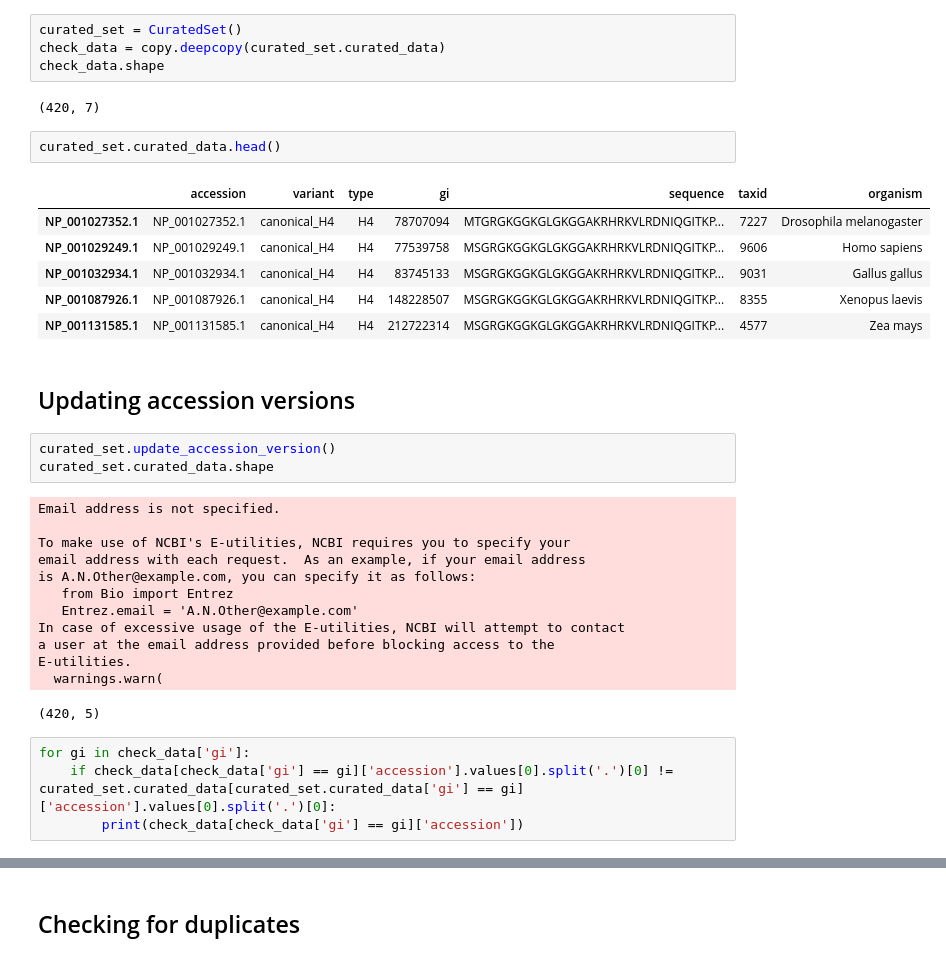
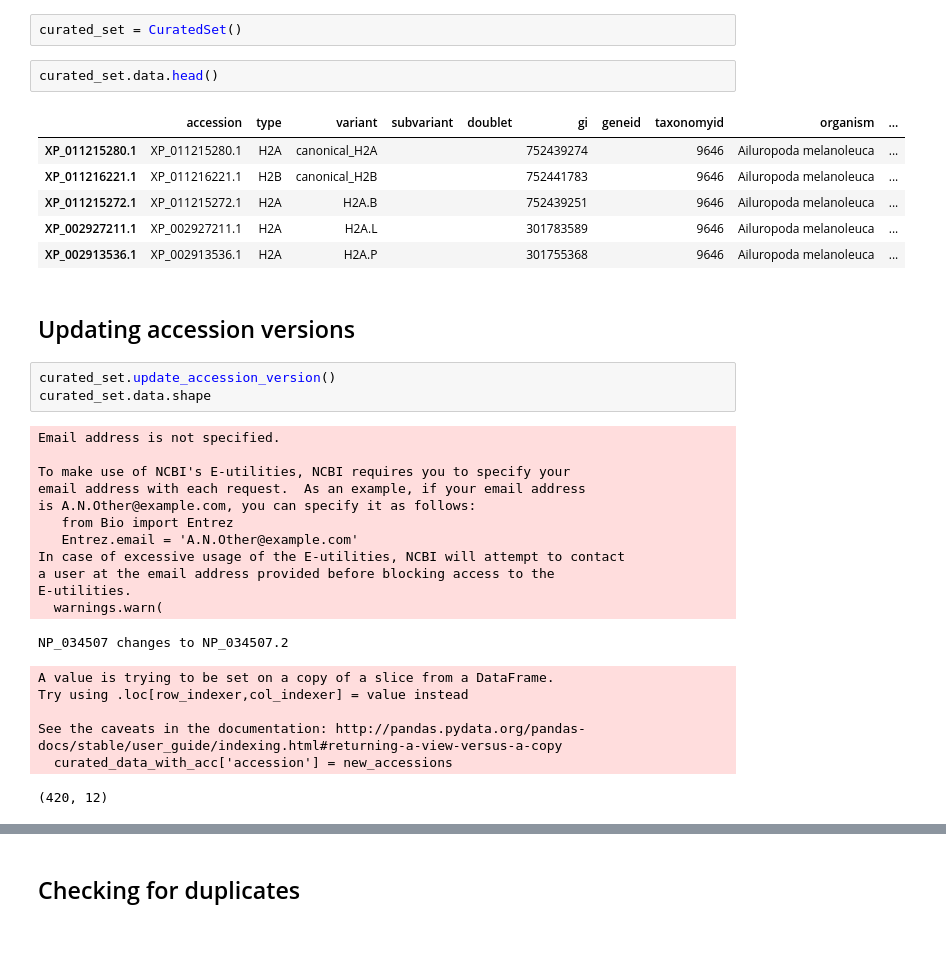
Before and after one commit to v-kulikov1/histonedb_Vladimir, a Jupyter notebook: CURATED_SET/curated_sevice.ipynb, the cells around one changed output, grey strips where cells are left out. Saved outputs shown, nothing was run; the diff lists cells and outputs as text.

```diff
--- a/CURATED_SET/curated_sevice.ipynb
+++ b/CURATED_SET/curated_sevice.ipynb
@@ -8,23 +3,19 @@ Python 3.8.1
-# %%
-curated_set = CuratedSet()
-check_data = copy.deepcopy(curated_set.curated_data)
-check_data.shape
-# %% [output]
-(420, 7)
+# %%
+curated_set = CuratedSet()
 # %%
-curated_set.curated_data.head()
+curated_set.data.head()
 # %% [output]
-|  | accession | variant | type | gi | sequence | taxid | organism |
-| NP_001027352.1 | NP_001027352.1 | canonical_H4 | H4 | 78707094 | MTGRGKGGKGLGKGGAKRHRKVLRDNIQGITKP... | 7227 | Drosophila melanogaster |
-| NP_001029249.1 | NP_001029249.1 | canonical_H4 | H4 | 77539758 | MSGRGKGGKGLGKGGAKRHRKVLRDNIQGITKP... | 9606 | Homo sapiens |
-| NP_001032934.1 | NP_001032934.1 | canonical_H4 | H4 | 83745133 | MSGRGKGGKGLGKGGAKRHRKVLRDNIQGITKP... | 9031 | Gallus gallus |
-| NP_001087926.1 | NP_001087926.1 | canonical_H4 | H4 | 148228507 | MSGRGKGGKGLGKGGAKRHRKVLRDNIQGITKP... | 8355 | Xenopus laevis |
-| NP_001131585.1 | NP_001131585.1 | canonical_H4 | H4 | 212722314 | MSGRGKGGKGLGKGGAKRHRKVLRDNIQGITKP... | 4577 | Zea mays |
+|  | accession | type | variant | subvariant | doublet | gi | geneid | taxonomyid | organism | ... |
+| XP_011215280.1 | XP_011215280.1 | H2A | canonical_H2A |  |  | 752439274 |  | 9646 | Ailuropoda melanoleuca | ... |
+| XP_011216221.1 | XP_011216221.1 | H2B | canonical_H2B |  |  | 752441783 |  | 9646 | Ailuropoda melanoleuca | ... |
+| XP_011215272.1 | XP_011215272.1 | H2A | H2A.B |  |  | 752439251 |  | 9646 | Ailuropoda melanoleuca | ... |
+| XP_002927211.1 | XP_002927211.1 | H2A | H2A.L |  |  | 301783589 |  | 9646 | Ailuropoda melanoleuca | ... |
+| XP_002913536.1 | XP_002913536.1 | H2A | H2A.P |  |  | 301755368 |  | 9646 | Ailuropoda melanoleuca | ... |
 # %% [markdown]
 ## Updating accession versions
 # %%
 curated_set.update_accession_version()
-curated_set.curated_data.shape
+curated_set.data.shape
 # %% [output]
 Email address is not specified.
 
@@ -37,9 +28,11 @@ In case of excessive usage of the E-utilities, NCBI will attempt to contact
 a user at the email address provided before blocking access to the
 E-utilities.
   warnings.warn(
-(420, 5)
+NP_034507 changes to NP_034507.2
+A value is trying to be set on a copy of a slice from a DataFrame.
+Try using .loc[row_indexer,col_indexer] = value instead
+
+See the caveats in the documentation: http://pandas.pydata.org/pandas-docs/stable/user_guide/indexing.html#returning-a-view-versus-a-copy
+  curated_data_with_acc['accession'] = new_accessions
+(420, 12)
-# %%
-for gi in check_data['gi']:
-    if check_data[check_data['gi'] == gi]['accession'].values[0].split('.')[0] != curated_set.curated_data[curated_set.curated_data['gi'] == gi]['accession'].values[0].split('.')[0]:
-        print(check_data[check_data['gi'] == gi]['accession'])
 # %%
```
Also changed, not shown: parts of 23 cells of this notebook, 2 other files.
